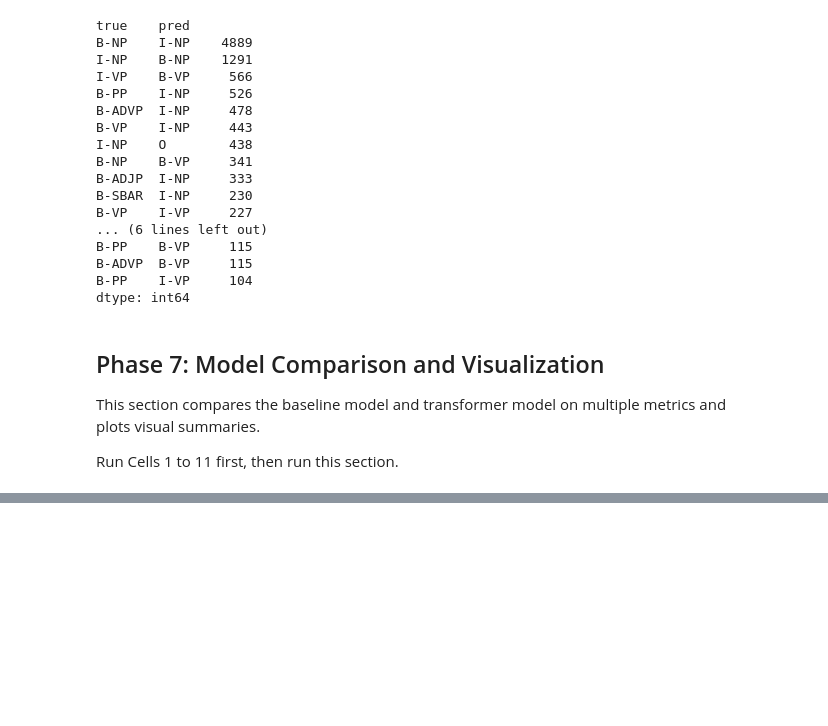
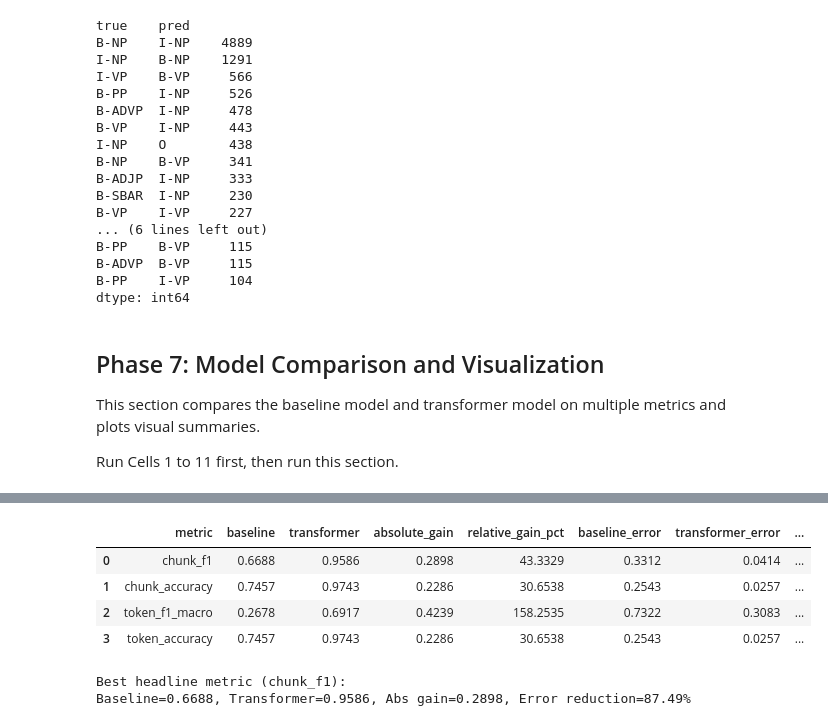
Before and after one commit to Sarthak-G0yal/nlp-project, a Jupyter notebook: Notebook.ipynb, the cells around one changed output, grey strips where cells are left out. Drawn from its saved outputs; the diff is of its cells as text; code cells hidden in the pictures; blank space fills up the shorter version.

```diff
--- a/Notebook.ipynb
+++ b/Notebook.ipynb
@@ -781,0 +781,54 @@ plt.show()
+# %%
+# Phase 8: Compact metric insights (baseline vs transformer)
+required = ["comparison_chunk_df", "comparison_token_df"]
+missing = [v for v in required if v not in globals()]
+if missing:
+    raise RuntimeError("Run comparison cells first. Missing: " + ", ".join(missing))
+
+chunk_df = comparison_chunk_df.copy()
+token_df = comparison_token_df.copy()
+
+b_chunk = chunk_df.loc["Baseline (LogReg)"]
+t_chunk = chunk_df.loc["Transformer (DistilBERT)"]
+b_token = token_df.loc["Baseline (LogReg)"]
+t_token = token_df.loc["Transformer (DistilBERT)"]
+
+insights = pd.DataFrame({
+    "metric": ["chunk_f1", "chunk_accuracy", "token_f1_macro", "token_accuracy"],
+    "baseline": [
+        float(b_chunk["f1"]),
+        float(b_chunk["accuracy"]),
+        float(b_token["f1_macro"]),
+        float(b_token["accuracy"]),
+    ],
+    "transformer": [
+        float(t_chunk["f1"]),
+        float(t_chunk["accuracy"]),
+        float(t_token["f1_macro"]),
+        float(t_token["accuracy"]),
+    ],
+})
+insights["absolute_gain"] = insights["transformer"] - insights["baseline"]
+insights["relative_gain_pct"] = 100 * insights["absolute_gain"] / insights["baseline"]
+insights["baseline_error"] = 1 - insights["baseline"]
+insights["transformer_error"] = 1 - insights["transformer"]
+insights["error_reduction_pct"] = 100 * (
+    insights["baseline_error"] - insights["transformer_error"]
+ ) / insights["baseline_error"]
+
+display(insights.round(4))
+
+print("Best headline metric (chunk_f1):")
+row = insights[insights["metric"] == "chunk_f1"].iloc[0]
+print(
+    f"Baseline={row['baseline']:.4f}, Transformer={row['transformer']:.4f}, "
+    f"Abs gain={row['absolute_gain']:.4f}, Error reduction={row['error_reduction_pct']:.2f}%"
+ )
+# %% [output]
+|  | metric | baseline | transformer | absolute_gain | relative_gain_pct | baseline_error | transformer_error | ... |
+| 0 | chunk_f1 | 0.6688 | 0.9586 | 0.2898 | 43.3329 | 0.3312 | 0.0414 | ... |
+| 1 | chunk_accuracy | 0.7457 | 0.9743 | 0.2286 | 30.6538 | 0.2543 | 0.0257 | ... |
+| 2 | token_f1_macro | 0.2678 | 0.6917 | 0.4239 | 158.2535 | 0.7322 | 0.3083 | ... |
+| 3 | token_accuracy | 0.7457 | 0.9743 | 0.2286 | 30.6538 | 0.2543 | 0.0257 | ... |
+Best headline metric (chunk_f1):
+Baseline=0.6688, Transformer=0.9586, Abs gain=0.2898, Error reduction=87.49%
```
Also changed, not shown: parts of 4 cells of this notebook, 4 other files.
